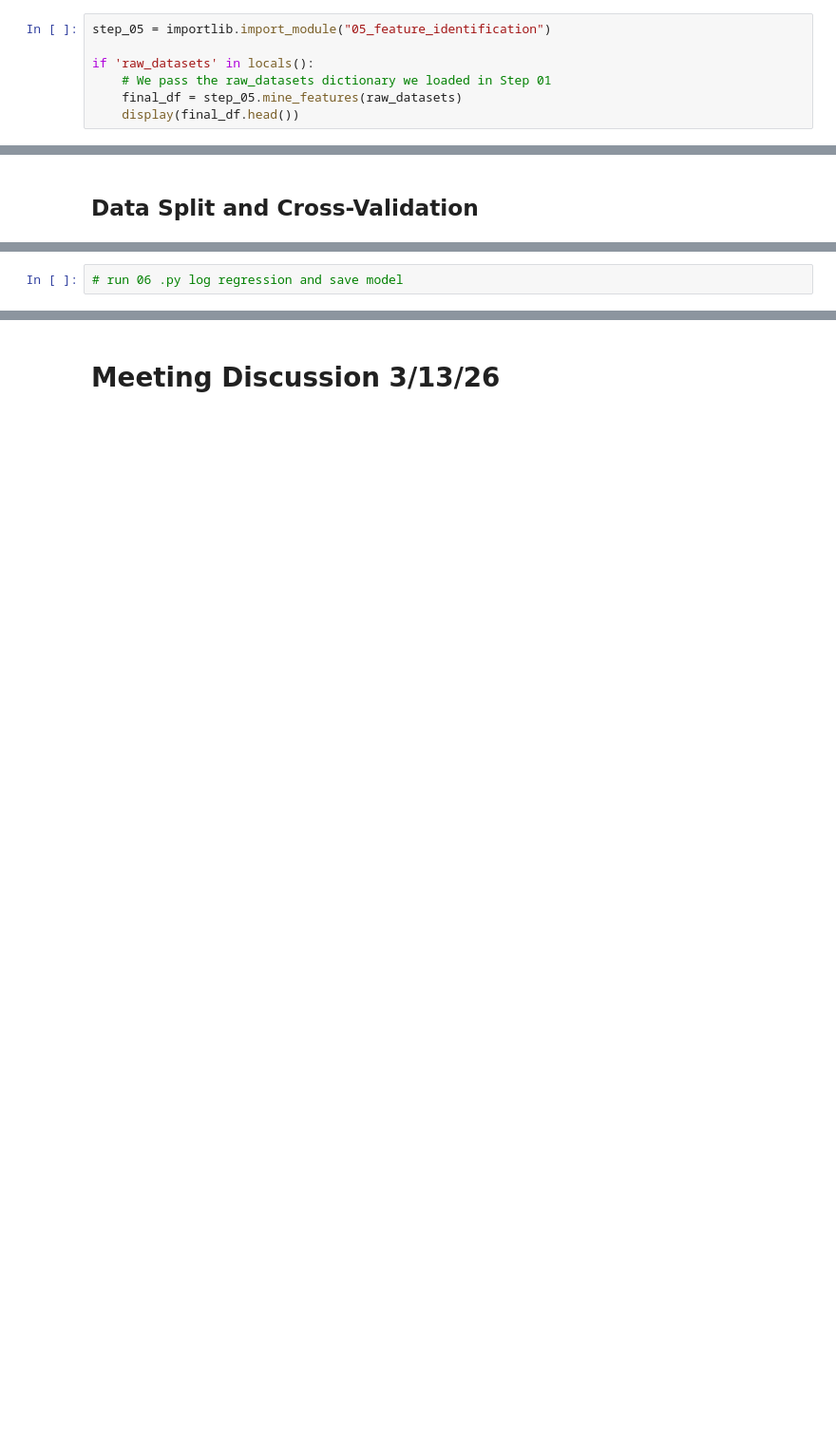
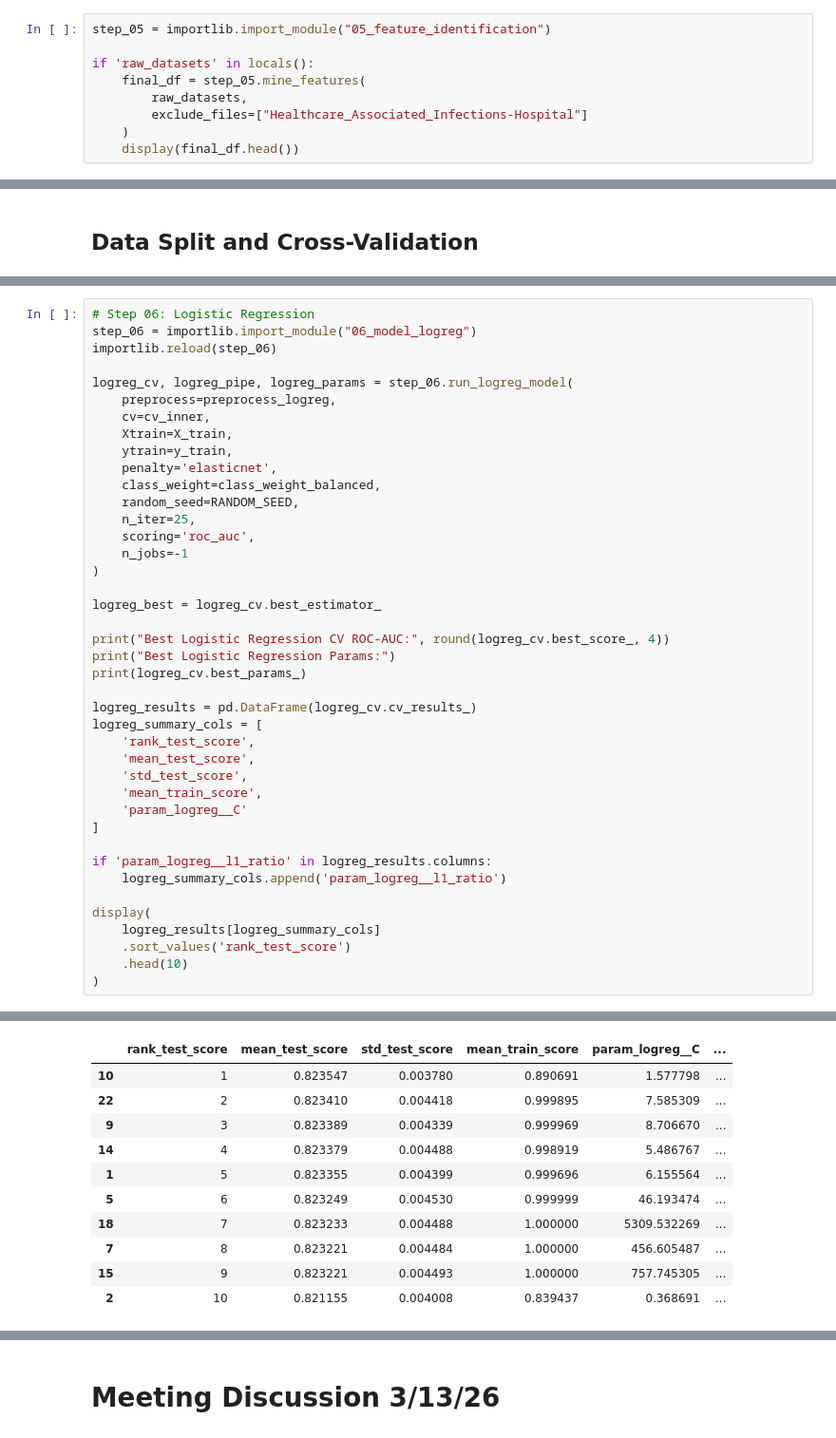
Before and after one commit to Rjashby1/cms-hai-risk-prediction, a Jupyter notebook: code/main_pipeline.ipynb, the cells around one changed output, grey strips where cells are left out. Shown at 95% size. Drawn from its saved outputs; the diff is of its cells as text; blank space fills up the shorter version.

Commit message:
Fix HAI feature leakage, align model wrappers, and add notebook baseline modeling workflow

```diff
--- a/code/main_pipeline.ipynb
+++ b/code/main_pipeline.ipynb
@@ -174,8 +174,10 @@ The disparate data points—ranging from clinical outcomes to patient satisfacti
 step_05 = importlib.import_module("05_feature_identification")
 
 if 'raw_datasets' in locals():
-    # We pass the raw_datasets dictionary we loaded in Step 01
-    final_df = step_05.mine_features(raw_datasets)
+    final_df = step_05.mine_features(
+        raw_datasets,
+        exclude_files=["Healthcare_Associated_Infections-Hospital"]
+    )
     display(final_df.head())
 # %% [output]
 Targeting predictors for 4789 facilities...
@@ -232,2 +346,42 @@ Blurb
 # %%
-# run 06 .py log regression and save model
+# Step 06: Logistic Regression
+step_06 = importlib.import_module("06_model_logreg")
+importlib.reload(step_06)
+
+logreg_cv, logreg_pipe, logreg_params = step_06.run_logreg_model(
+    preprocess=preprocess_logreg,
+    cv=cv_inner,
+    Xtrain=X_train,
+    ytrain=y_train,
+    penalty='elasticnet',
+    class_weight=class_weight_balanced,
+    random_seed=RANDOM_SEED,
+    n_iter=25,
+    scoring='roc_auc',
+    n_jobs=-1
+)
+
+logreg_best = logreg_cv.best_estimator_
+
+print("Best Logistic Regression CV ROC-AUC:", round(logreg_cv.best_score_, 4))
+print("Best Logistic Regression Params:")
+print(logreg_cv.best_params_)
+
+logreg_results = pd.DataFrame(logreg_cv.cv_results_)
+logreg_summary_cols = [
+    'rank_test_score',
+    'mean_test_score',
+    'std_test_score',
+    'mean_train_score',
+    'param_logreg__C'
+]
+
+if 'param_logreg__l1_ratio' in logreg_results.columns:
+    logreg_summary_cols.append('param_logreg__l1_ratio')
+
+display(
+    logreg_results[logreg_summary_cols]
+    .sort_values('rank_test_score')
+    .head(10)
+)
+# %% [output]
@@ -234 +392,12 @@ Blurb
+|  | rank_test_score | mean_test_score | std_test_score | mean_train_score | param_logreg__C | ... |
+| 10 | 1 | 0.823547 | 0.003780 | 0.890691 | 1.577798 | ... |
+| 22 | 2 | 0.823410 | 0.004418 | 0.999895 | 7.585309 | ... |
+| 9 | 3 | 0.823389 | 0.004339 | 0.999969 | 8.706670 | ... |
+| 14 | 4 | 0.823379 | 0.004488 | 0.998919 | 5.486767 | ... |
+| 1 | 5 | 0.823355 | 0.004399 | 0.999696 | 6.155564 | ... |
+| 5 | 6 | 0.823249 | 0.004530 | 0.999999 | 46.193474 | ... |
+| 18 | 7 | 0.823233 | 0.004488 | 1.000000 | 5309.532269 | ... |
+| 7 | 8 | 0.823221 | 0.004484 | 1.000000 | 456.605487 | ... |
+| 15 | 9 | 0.823221 | 0.004493 | 1.000000 | 757.745305 | ... |
+| 2 | 10 | 0.821155 | 0.004008 | 0.839437 | 0.368691 | ... |
 # %% [markdown]
```
Also changed, not shown: parts of 22 cells of this notebook, 6 other files.
